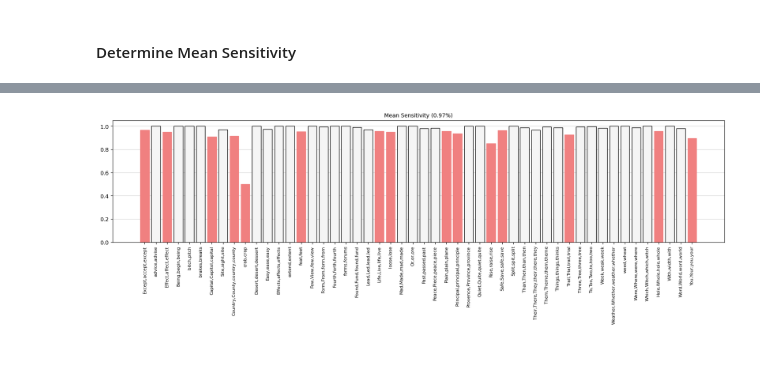
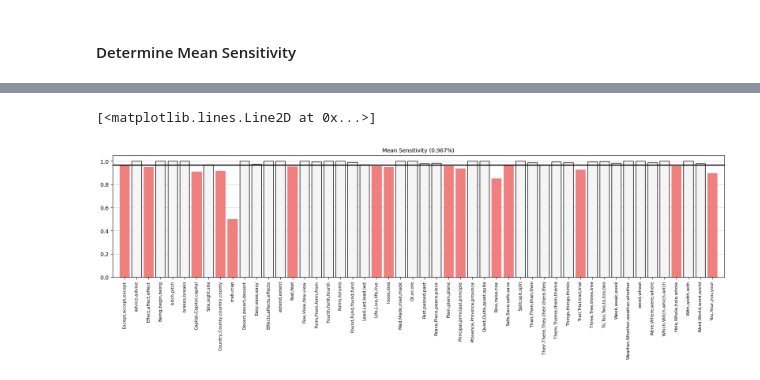
Before and after one commit to zesch/rwse-experiments, a Jupyter notebook: experiments/true_positives.ipynb, the cells around one changed output, grey strips where cells are left out. Cells and saved outputs as stored; diff of their text form; code cells hidden in the pictures.

Commit message:
recalculated results on balanced data set; modfied bar charts; add notebook for classification metrics results

```diff
--- a/experiments/true_positives.ipynb
+++ b/experiments/true_positives.ipynb
@@ -153,7 +181 @@ true positive rate: 0.99
 correctly identified 44256 out of 44893
-# %%
-with open('output/report_true_positives.csv', 'w') as f:
-    print('confusion_set', 'num_matches', 'num_sentences', sep=';', file=f)
-    for key, value in result.items():
-        print(key, value['num_matches'], value['num_sentences'], sep=';', file=f)
-        print(key, value['num_matches'], value['num_sentences'], sep='\t')
@@ -188,25 +190,11 @@ tp_df.plot(kind="bar", figsize=(20,4))
 # %% [markdown]
 #### Determine Mean Sensitivity
 # %%
-data_true_positives = dict()
-with open('output/report_true_positives.csv', 'r') as f:
-    lines = f.readlines()
-    for line in lines[1:]:
-        confusion_set, num_matches, num_sequences = line.strip().split(';')
-        data_true_positives[confusion_set] = (int(num_matches), int(num_sequences))
+file_name = 'output/report_true_positives.csv'
 
-mean_sensitivity = 0
-data_mean_sensitivity = dict()
-for key, item in data_true_positives.items():
-    if item[1] > 0:
-        value = item[0]/item[1]
-        print(f'{key}: {value:.10f}')
-        mean_sensitivity += value
-        data_mean_sensitivity[key] = value
-    else:
-        print(f'No data for {key}.')
+data_mean_sensitivity = normalize_report(file_name)
 
-mean_sensitivity /= len(data_true_positives)
+mean_sensitivity = sum(data_mean_sensitivity.values())/ len(data_mean_sensitivity)
 
 print(f'Mean Sensitivity = {mean_sensitivity:.10f}')
 # %% [output]
@@ -229,21 +201,24 @@ You,Your,you,your: 0.8942885772
 Mean Sensitivity = 0.9667071014
 # %%
-import matplotlib.pyplot as plt
-
 xticks = list(range(len(data_mean_sensitivity)))
 values = list(data_mean_sensitivity.values())
 labels = list(data_mean_sensitivity.keys())
 
 fig, ax = plt.subplots(figsize=(20,4))
-ax.set_title(f"Mean Sensitivity ({mean_sensitivity:.2f}%)", fontsize=10)
-#ax.plot(xticks, values, color="darkgrey")
+ax.set_title(f"Mean Sensitivity ({mean_sensitivity:.3f}%)", fontsize=10)
 bars = ax.bar(xticks, values, zorder=3, color="whitesmoke", edgecolor="black", linewidth=1, align="center")
 for idx, value in enumerate(values):
     if value < mean_sensitivity:
         bars[idx].set_color('lightcoral')
-#ax.plot(xticks,[b_tpr]*len(xticks), zorder=3, color="red", linewidth=1)
+#ax.plot(xticks,[mean_sensitivity]*len(xticks), zorder=3, color="black", linewidth=1)
 ax.set_xticks(xticks, labels, rotation='vertical')
 ax.xaxis.set_tick_params(labelsize=8)
 ax.grid(color='lightgray', axis="y", zorder=0)
+ax.margins(x=0) # removes white space surrounding bars
+
+x = np.linspace(-1, len(data_mean_sensitivity))
+y = [mean_sensitivity]*len(x)
+ax.plot(x, y, zorder=3, color="black", linewidth=2)
 # %% [output]
+[<matplotlib.lines.Line2D at 0x...>]
-[figure, old version]
+[figure, new version]
```
Also changed, not shown: parts of 10 cells of this notebook, 13 other files.
